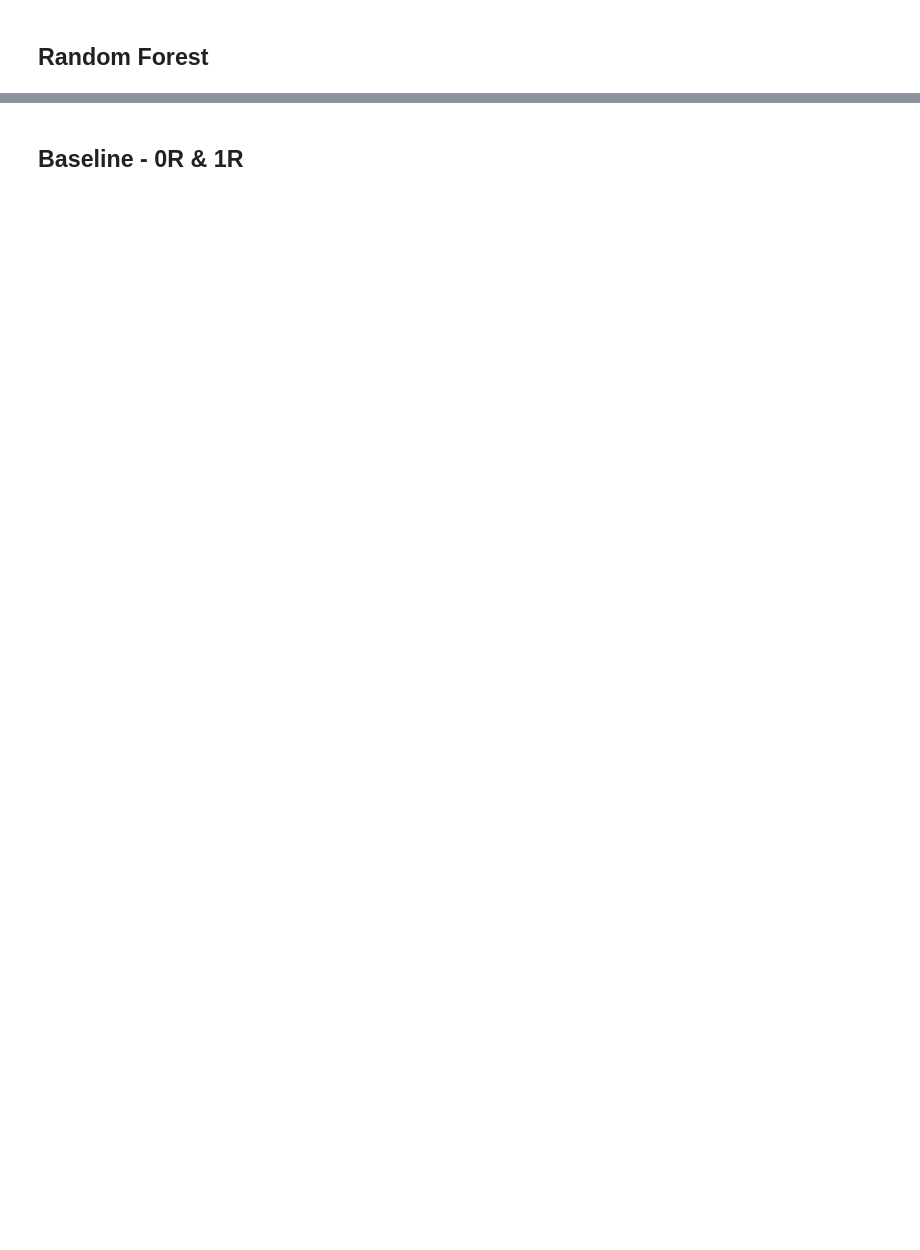
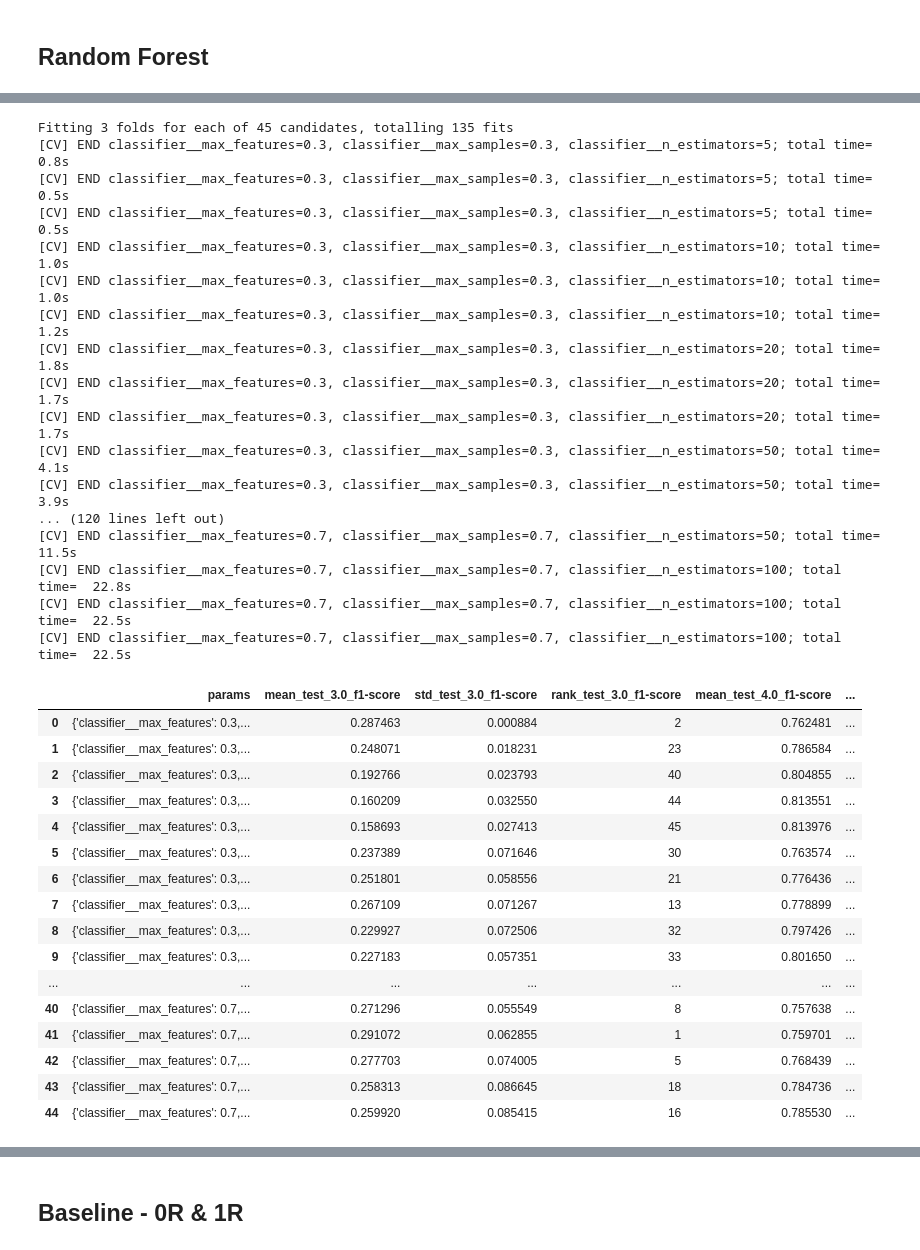
Before and after one commit to 7angel4/Goodreads-rating-classification, a Jupyter notebook: comp30027-a2.ipynb, the cells around one changed output, grey strips where cells are left out. Saved outputs shown, nothing was run; the diff lists cells and outputs as text; code cells hidden in the pictures; blank space fills up the shorter version.

```diff
--- a/comp30027-a2.ipynb
+++ b/comp30027-a2.ipynb
@@ -855,0 +924,42 @@ evaluate(stacking_clf, X_val, y_val, print_confusion_matrix=True, print_classifi
+# %%
+param_grid = {
+    'classifier__n_estimators': (5, 10, 20, 50, 100),
+    'classifier__max_samples': (0.3, 0.5, 0.7),
+    'classifier__max_features': (0.3, 0.5, 0.7)}
+cv_results = tune_hyperparameter(rf, param_grid, X_train, y_train, cv=3)
+cv_results
+# %% [output]
+Fitting 3 folds for each of 45 candidates, totalling 135 fits
+[CV] END classifier__max_features=0.3, classifier__max_samples=0.3, classifier__n_estimators=5; total time=   0.8s
+[CV] END classifier__max_features=0.3, classifier__max_samples=0.3, classifier__n_estimators=5; total time=   0.5s
+[CV] END classifier__max_features=0.3, classifier__max_samples=0.3, classifier__n_estimators=5; total time=   0.5s
+[CV] END classifier__max_features=0.3, classifier__max_samples=0.3, classifier__n_estimators=10; total time=   1.0s
+[CV] END classifier__max_features=0.3, classifier__max_samples=0.3, classifier__n_estimators=10; total time=   1.0s
+[CV] END classifier__max_features=0.3, classifier__max_samples=0.3, classifier__n_estimators=10; total time=   1.2s
+[CV] END classifier__max_features=0.3, classifier__max_samples=0.3, classifier__n_estimators=20; total time=   1.8s
+[CV] END classifier__max_features=0.3, classifier__max_samples=0.3, classifier__n_estimators=20; total time=   1.7s
+[CV] END classifier__max_features=0.3, classifier__max_samples=0.3, classifier__n_estimators=20; total time=   1.7s
+[CV] END classifier__max_features=0.3, classifier__max_samples=0.3, classifier__n_estimators=50; total time=   4.1s
+[CV] END classifier__max_features=0.3, classifier__max_samples=0.3, classifier__n_estimators=50; total time=   3.9s
+... (120 lines left out)
+[CV] END classifier__max_features=0.7, classifier__max_samples=0.7, classifier__n_estimators=50; total time=  11.5s
+[CV] END classifier__max_features=0.7, classifier__max_samples=0.7, classifier__n_estimators=100; total time=  22.8s
+[CV] END classifier__max_features=0.7, classifier__max_samples=0.7, classifier__n_estimators=100; total time=  22.5s
+[CV] END classifier__max_features=0.7, classifier__max_samples=0.7, classifier__n_estimators=100; total time=  22.5s
+|  | params | mean_test_3.0_f1-score | std_test_3.0_f1-score | rank_test_3.0_f1-score | mean_test_4.0_f1-score | ... |
+| 0 | {'classifier__max_features': 0.3,... | 0.287463 | 0.000884 | 2 | 0.762481 | ... |
+| 1 | {'classifier__max_features': 0.3,... | 0.248071 | 0.018231 | 23 | 0.786584 | ... |
+| 2 | {'classifier__max_features': 0.3,... | 0.192766 | 0.023793 | 40 | 0.804855 | ... |
+| 3 | {'classifier__max_features': 0.3,... | 0.160209 | 0.032550 | 44 | 0.813551 | ... |
+| 4 | {'classifier__max_features': 0.3,... | 0.158693 | 0.027413 | 45 | 0.813976 | ... |
+| 5 | {'classifier__max_features': 0.3,... | 0.237389 | 0.071646 | 30 | 0.763574 | ... |
+| 6 | {'classifier__max_features': 0.3,... | 0.251801 | 0.058556 | 21 | 0.776436 | ... |
+| 7 | {'classifier__max_features': 0.3,... | 0.267109 | 0.071267 | 13 | 0.778899 | ... |
+| 8 | {'classifier__max_features': 0.3,... | 0.229927 | 0.072506 | 32 | 0.797426 | ... |
+| 9 | {'classifier__max_features': 0.3,... | 0.227183 | 0.057351 | 33 | 0.801650 | ... |
+| ... | ... | ... | ... | ... | ... | ... |
+| 40 | {'classifier__max_features': 0.7,... | 0.271296 | 0.055549 | 8 | 0.757638 | ... |
+| 41 | {'classifier__max_features': 0.7,... | 0.291072 | 0.062855 | 1 | 0.759701 | ... |
+| 42 | {'classifier__max_features': 0.7,... | 0.277703 | 0.074005 | 5 | 0.768439 | ... |
+| 43 | {'classifier__max_features': 0.7,... | 0.258313 | 0.086645 | 18 | 0.784736 | ... |
+| 44 | {'classifier__max_features': 0.7,... | 0.259920 | 0.085415 | 16 | 0.785530 | ... |
```
Also changed, not shown: parts of 31 cells of this notebook.
